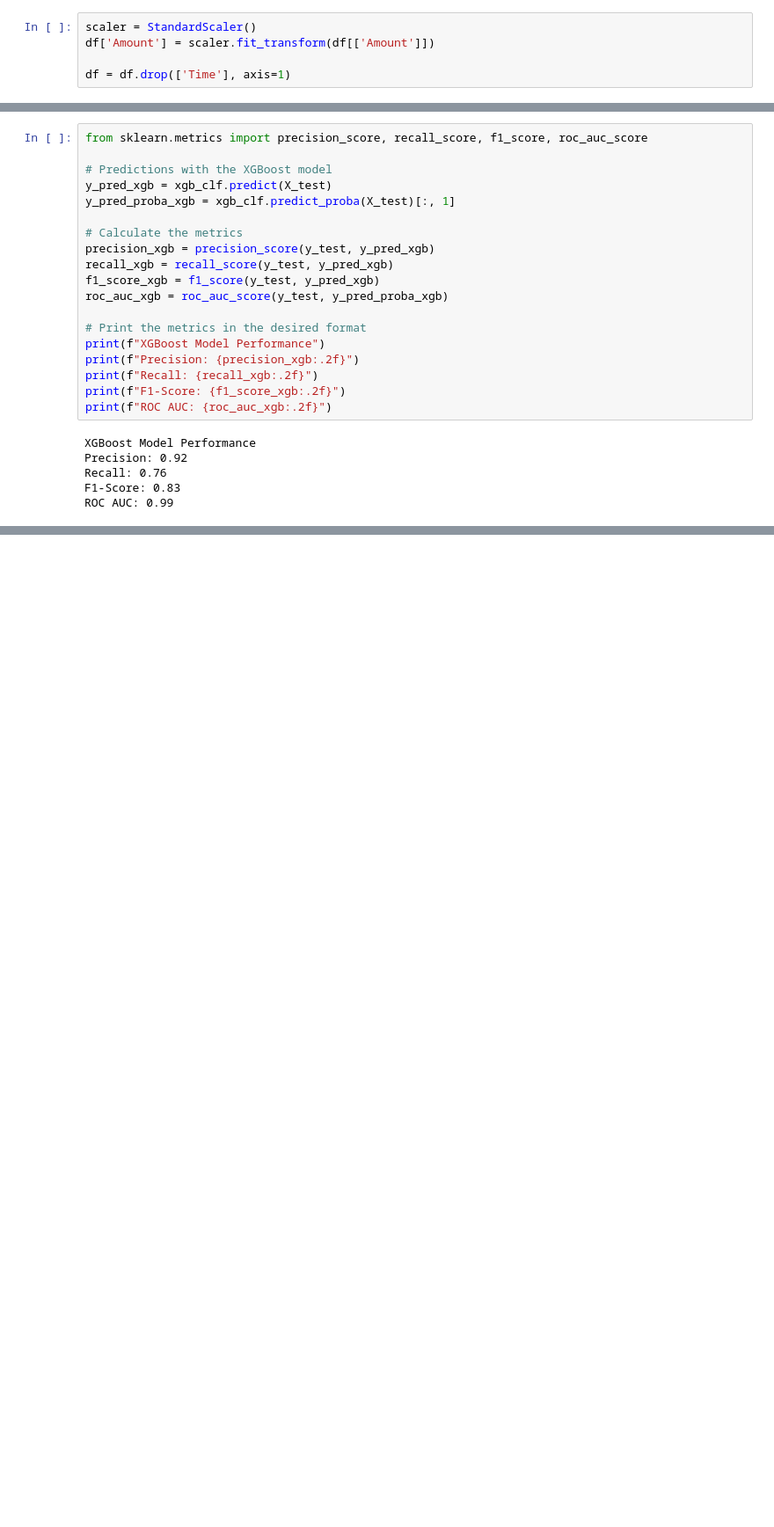
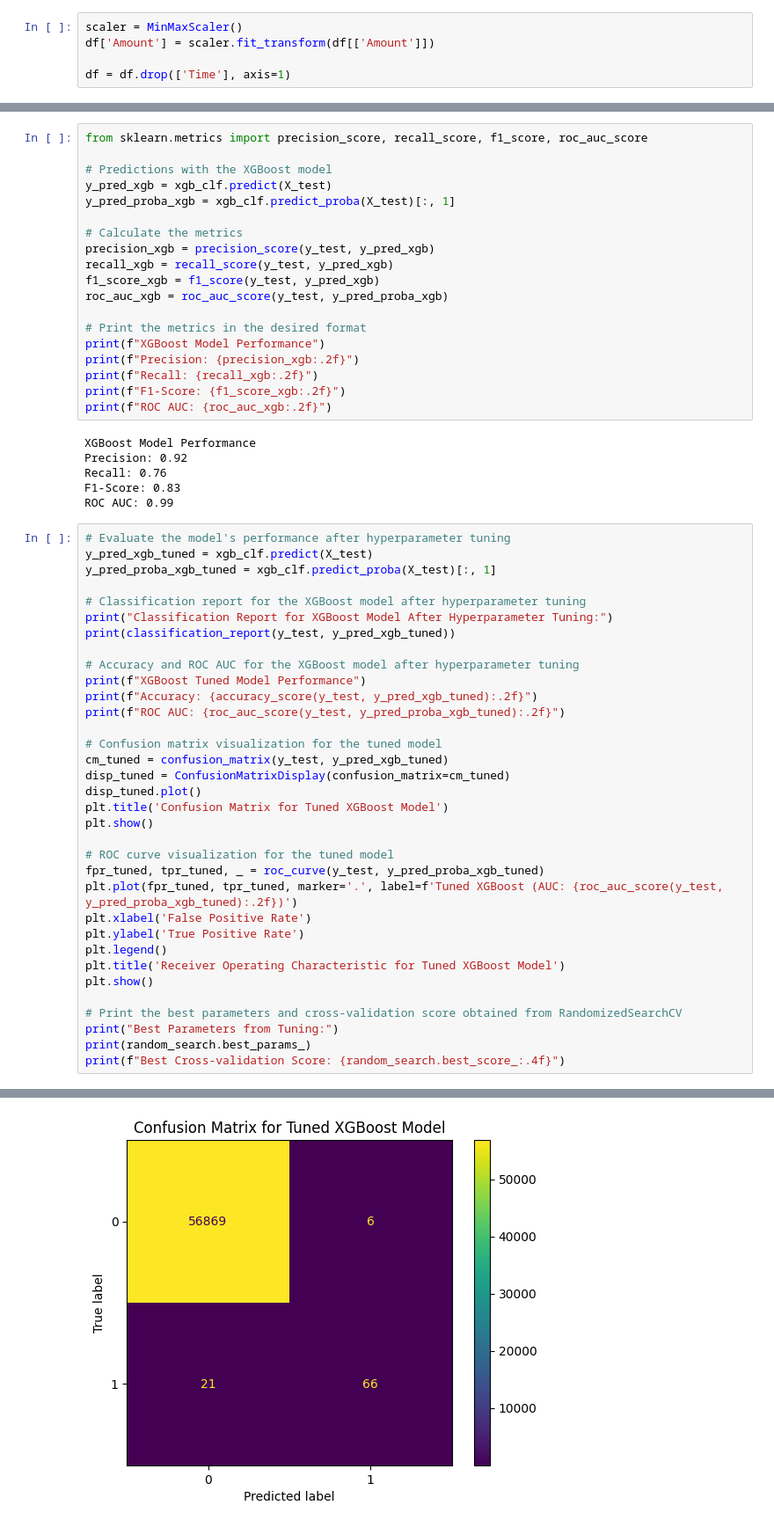
Before and after one commit to dmusili/creditcardfrauddetection, a Jupyter notebook: XGBoost/fraud-detection-xgboost.ipynb, the cells around one changed output, grey strips where cells are left out. Shown: that part at 88% size. Drawn from its saved outputs; the diff is of its cells as text; blank space fills up the shorter version.

Commit message:
added classification reports to bottom of every study

```diff
--- a/XGBoost/fraud-detection-xgboost.ipynb
+++ b/XGBoost/fraud-detection-xgboost.ipynb
@@ -10,7 +10,7 @@ from sklearn.model_selection import RandomizedSearchCV, train_test_split
 # %%
 df = pd.read_csv('../data/creditcard.csv')
 # %%
-scaler = StandardScaler()
+scaler = MinMaxScaler()
 df['Amount'] = scaler.fit_transform(df[['Amount']])
 
 df = df.drop(['Time'], axis=1)
@@ -219,3 +219,38 @@ Precision: 0.92
 Recall: 0.76
 F1-Score: 0.83
 ROC AUC: 0.99
+# %%
+# Evaluate the model's performance after hyperparameter tuning
+y_pred_xgb_tuned = xgb_clf.predict(X_test)
+y_pred_proba_xgb_tuned = xgb_clf.predict_proba(X_test)[:, 1]
+
+# Classification report for the XGBoost model after hyperparameter tuning
+print("Classification Report for XGBoost Model After Hyperparameter Tuning:")
+print(classification_report(y_test, y_pred_xgb_tuned))
+
+# Accuracy and ROC AUC for the XGBoost model after hyperparameter tuning
+print(f"XGBoost Tuned Model Performance")
+print(f"Accuracy: {accuracy_score(y_test, y_pred_xgb_tuned):.2f}")
+print(f"ROC AUC: {roc_auc_score(y_test, y_pred_proba_xgb_tuned):.2f}")
+
+# Confusion matrix visualization for the tuned model
+cm_tuned = confusion_matrix(y_test, y_pred_xgb_tuned)
+disp_tuned = ConfusionMatrixDisplay(confusion_matrix=cm_tuned)
+disp_tuned.plot()
+plt.title('Confusion Matrix for Tuned XGBoost Model')
+plt.show()
+
+# ROC curve visualization for the tuned model
+fpr_tuned, tpr_tuned, _ = roc_curve(y_test, y_pred_proba_xgb_tuned)
+plt.plot(fpr_tuned, tpr_tuned, marker='.', label=f'Tuned XGBoost (AUC: {roc_auc_score(y_test, y_pred_proba_xgb_tuned):.2f})')
+plt.xlabel('False Positive Rate')
+plt.ylabel('True Positive Rate')
+plt.legend()
+plt.title('Receiver Operating Characteristic for Tuned XGBoost Model')
+plt.show()
+
+# Print the best parameters and cross-validation score obtained from RandomizedSearchCV
+print("Best Parameters from Tuning:")
+print(random_search.best_params_)
+print(f"Best Cross-validation Score: {random_search.best_score_:.4f}")
+# %% [output]
@@ -221,0 +270 @@ ROC AUC: 0.99
+[figure, added]
```
Also changed, not shown: parts of 3 cells of this notebook, 2 other files.
